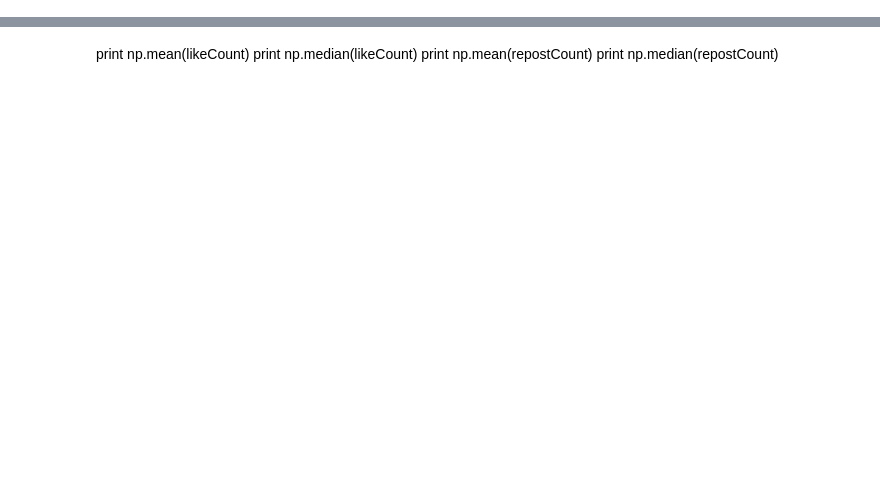
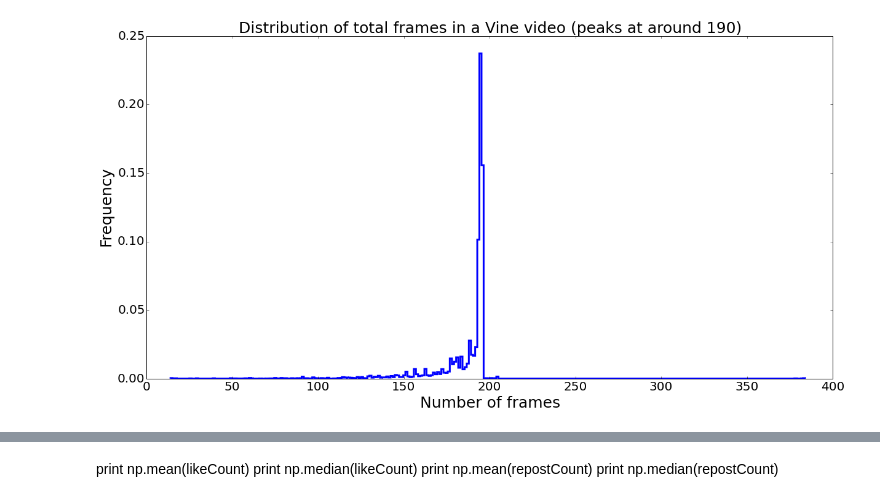
Before and after one commit to sagarjoglekar/vineCrawl, a Jupyter notebook: notebooks/FaceAnalysisVine.ipynb, the cells around one changed output, grey strips where cells are left out. Saved outputs shown, nothing was run; the diff lists cells and outputs as text; code cells hidden in the pictures; blank space fills up the shorter version.

```diff
--- a/notebooks/FaceAnalysisVine.ipynb
+++ b/notebooks/FaceAnalysisVine.ipynb
@@ -62,3 +70,15 @@ plt.show()
+# %%
+fig, ax = plt.subplots()
+fig.set_size_inches(20, 10)
+plt.rc('xtick', labelsize=20)
+plt.rc('ytick', labelsize=20)
+plt.hist(totFrames , 300 , normed =1 , histtype='step' , cumulative=False ,linewidth = 3.0)
+plt.title("Distribution of total frames in a Vine video (peaks at around 190)",fontsize = 25)
+plt.xlabel("Number of frames",fontsize = 25)
+plt.ylabel("Frequency",fontsize = 25)
+plt.show()
+# %% [output]
+[figure, added]
 # %%
 
 fig, ax = plt.subplots()
```
Also changed, not shown: parts of 19 cells of this notebook, 10 other files.
